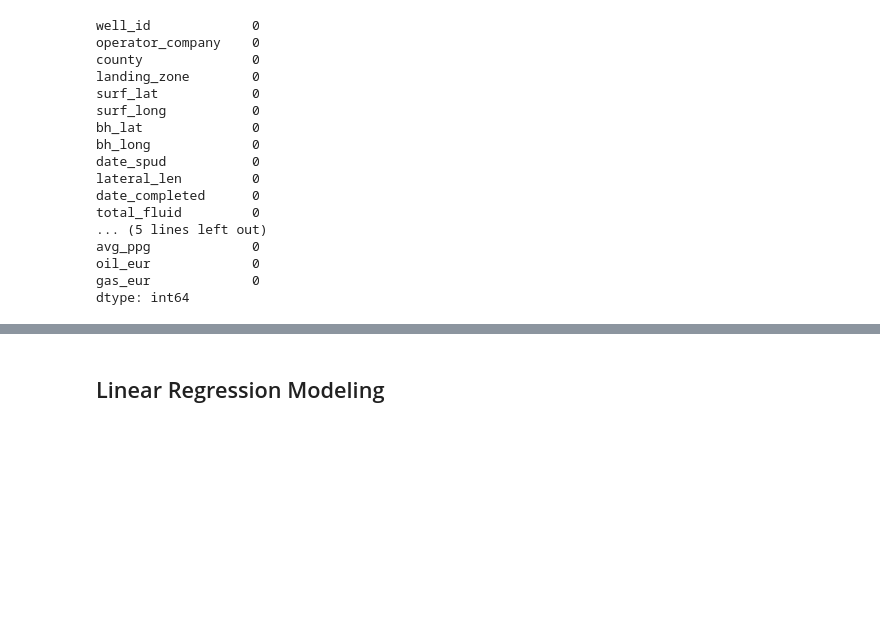
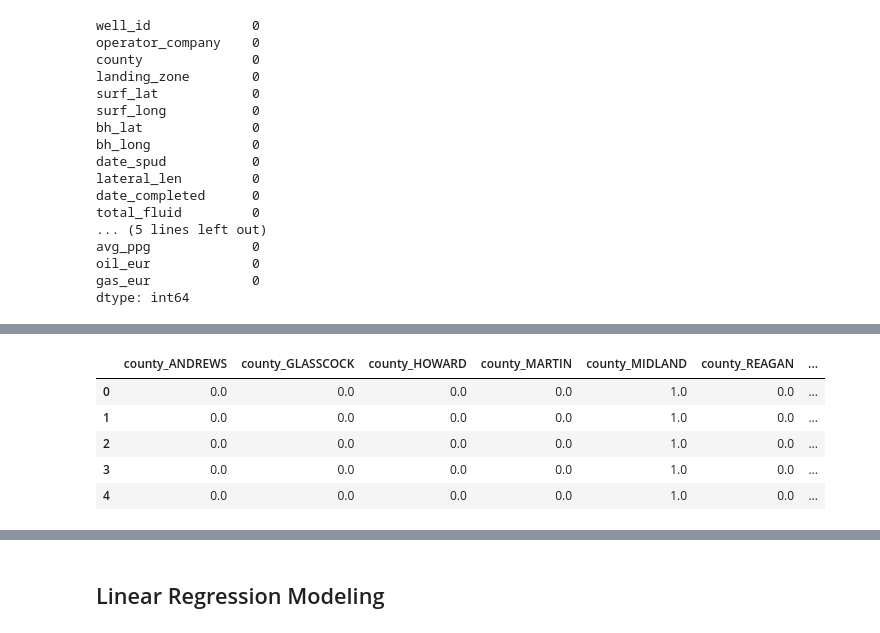
Before and after one commit to Auelocks/Friday_Night_Lights, a Jupyter notebook: Permian_Data_Model.ipynb, the cells around one changed output, grey strips where cells are left out. Saved outputs shown, nothing was run; the diff lists cells and outputs as text; code cells hidden in the pictures; blank space fills up the shorter version.

```diff
--- a/Permian_Data_Model.ipynb
+++ b/Permian_Data_Model.ipynb
@@ -185,14 +167,15 @@ df.head()
 # %%
-# change county to numeric, rank North->South
-#df.value_counts("county")
-# county dictionary, ranked North->South
-#county_num = {
-#    "ANDREWS": 1,
-#    "MARTIN": 2,
-#    "HOWARD": 3,
-#    "MIDLAND": 4,
-#    "GLASSCOCK": 5,
-#    "UPTON": 6,
-#    "REAGAN": 7}
-# encode names using dictionary values
-#df["county"] = df["county"].apply(lambda x: county_num[x])
+# Encoding counties
+label_encoder = OneHotEncoder(sparse=False)
+encoded_df = pd.DataFrame(label_encoder.fit_transform(df.county.values.reshape(-1,1)))
+#county_encoded_df
+# Rename encoded columns
+encoded_df.columns = label_encoder.get_feature_names(['county'])
+encoded_df.head()
+# %% [output]
+|  | county_ANDREWS | county_GLASSCOCK | county_HOWARD | county_MARTIN | county_MIDLAND | county_REAGAN | ... |
+| 0 | 0.0 | 0.0 | 0.0 | 0.0 | 1.0 | 0.0 | ... |
+| 1 | 0.0 | 0.0 | 0.0 | 0.0 | 1.0 | 0.0 | ... |
+| 2 | 0.0 | 0.0 | 0.0 | 0.0 | 1.0 | 0.0 | ... |
+| 3 | 0.0 | 0.0 | 0.0 | 0.0 | 1.0 | 0.0 | ... |
+| 4 | 0.0 | 0.0 | 0.0 | 0.0 | 1.0 | 0.0 | ... |
```
Also changed, not shown: parts of 22 cells of this notebook.
